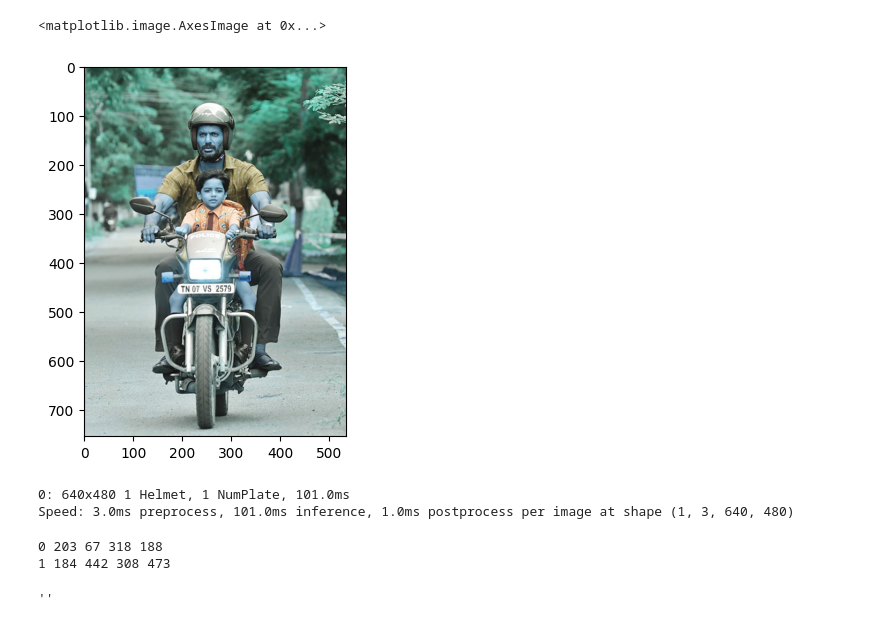
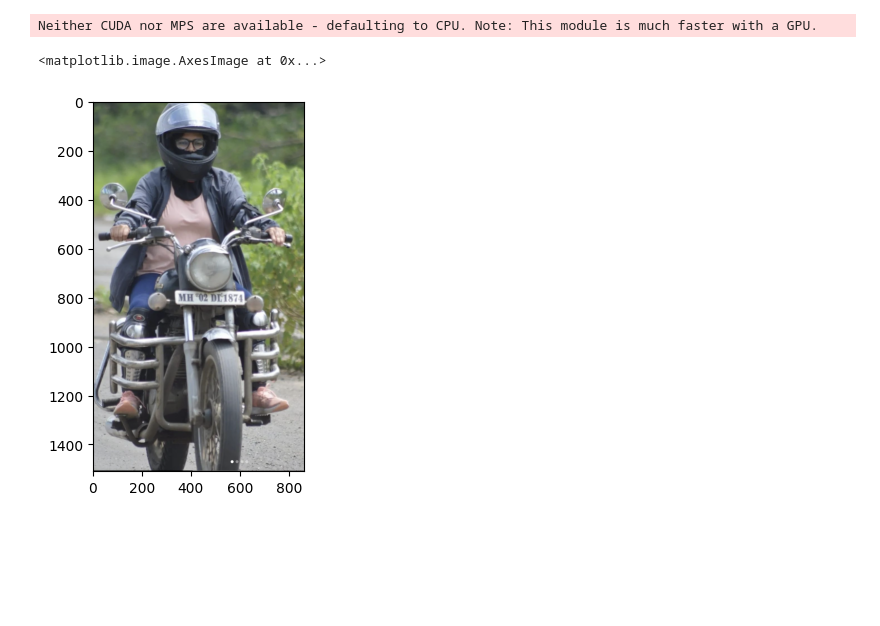
Before and after one commit to gurneksingh-99/Helmet_Detection, a Jupyter notebook: Testing.ipynb, the cells around one changed output. Cells and saved outputs as stored; diff of their text form; code cells hidden in the pictures; blank space fills up the shorter version.

```diff
--- a/Testing.ipynb
+++ b/Testing.ipynb
@@ -3,6 +3,10 @@ import cv2
 import os
 from ultralytics import YOLO
 import pytesseract
-pytesseract.pytesseract.tesseract_cmd = r"Tesseract-OCR\tesseract.exe"
+import matplotlib.pyplot as plt
+import easyocr
+ocr_reader = easyocr.Reader(['en'])
+# %% [output]
+Neither CUDA nor MPS are available - defaulting to CPU. Note: This module is much faster with a GPU.
 # %%
 yolo_model = YOLO(r"models/helmet_numplate_2.pt")
@@ -11,2 +13,2 @@ yolo_model1 = YOLO(r"models/helmetnumberplate.pt")
 # %%
-image = cv2.imread(r'testimages/new142.png')
+image = cv2.imread(r'testimages/new143.png')
@@ -15,35 +15,28 @@ import matplotlib.pyplot as plt
 # %%
-plt.imshow(image)
+plt.imshow((cv2.cvtColor(image, cv2.COLOR_BGR2RGB)))
 # %% [output]
 <matplotlib.image.AxesImage at 0x...>
-[figure, old version]
+[figure, new version]
-# %%
-detections = yolo_model(image)[0]
-# %% [output]
-0: 640x480 1 Helmet, 1 NumPlate, 101.0ms
-Speed: 3.0ms preprocess, 101.0ms inference, 1.0ms postprocess per image at shape (1, 3, 640, 480)
 # %%
-for x in detections.boxes:
-    x1, y1, x2, y2 = map(int, x.xyxy[0])  # Extract bounding box
-    cls = int(x.cls[0])  # Get class ID
-    print(cls,x1,y1,x2,y2)
-    if cls == 0:  # Helmet class
-        helmet_present = "Yes"
-        cv2.rectangle(image, (x1, y1), (x2, y2), (0, 255, 0), 2)
-        cv2.putText(image, "Helmet", (x1, y1 - 10), cv2.FONT_HERSHEY_SIMPLEX, 0.5, (0, 255, 0), 2)
-    elif cls == 1:
-        cv2.rectangle(image, (x1, y1), (x2, y2), (255, 0, 0), 2)
-        cv2.putText(image, "Num", (x1, y1 - 10), cv2.FONT_HERSHEY_SIMPLEX, 0.5, (255, 0, 0), 2)
-        plate_roi = image[y1:y2, x1:x2]
-        if plate_roi.size == 0:
-            print("rio is empty")
-        else:
-            gray_plate = cv2.cvtColor(plate_roi, cv2.COLOR_BGR2GRAY)
-            result = pytesseract.image_to_string(gray_plate)
+def detect(image):
+    detections = yolo_model(image)[0]
+    for x in detections.boxes:
+        x1, y1, x2, y2 = map(int, x.xyxy[0])  # Extract bounding box
+        cls = int(x.cls[0])  # Get class ID
+        print(cls,x1,y1,x2,y2)
+        if cls == 0:  # Helmet class
+            helmet_present = "Yes"
+            cv2.rectangle(image, (x1, y1), (x2, y2), (0, 255, 0), 2)
+            cv2.putText(image, "Helmet", (x1, y1 - 10), cv2.FONT_HERSHEY_SIMPLEX, 0.5, (0, 255, 0), 2)
+        elif cls == 1:
+            cv2.rectangle(image, (x1, y1), (x2, y2), (255, 0, 0), 2)
+            cv2.putText(image, "Num", (x1, y1 - 10), cv2.FONT_HERSHEY_SIMPLEX, 0.5, (255, 0, 0), 2)
+            plate_roi = image[y1:y2, x1:x2]
+            if plate_roi.size == 0:
+                print("rio is empty")
+            else:
+                gray_plate = cv2.cvtColor(plate_roi, cv2.COLOR_BGR2GRAY)
+                result = ocr_reader.readtext(gray_plate)
+    plt.imshow(cv2.cvtColor(image, cv2.COLOR_BGR2RGB))  # Convert BGR to RGB
+    plt.axis("off")  # Hide axis
+    plt.show()
-# %% [output]
-0 203 67 318 188
-1 184 442 308 473
-# %%
-result
-# %% [output]
-''
```
Also changed, not shown: parts of 10 cells of this notebook.
